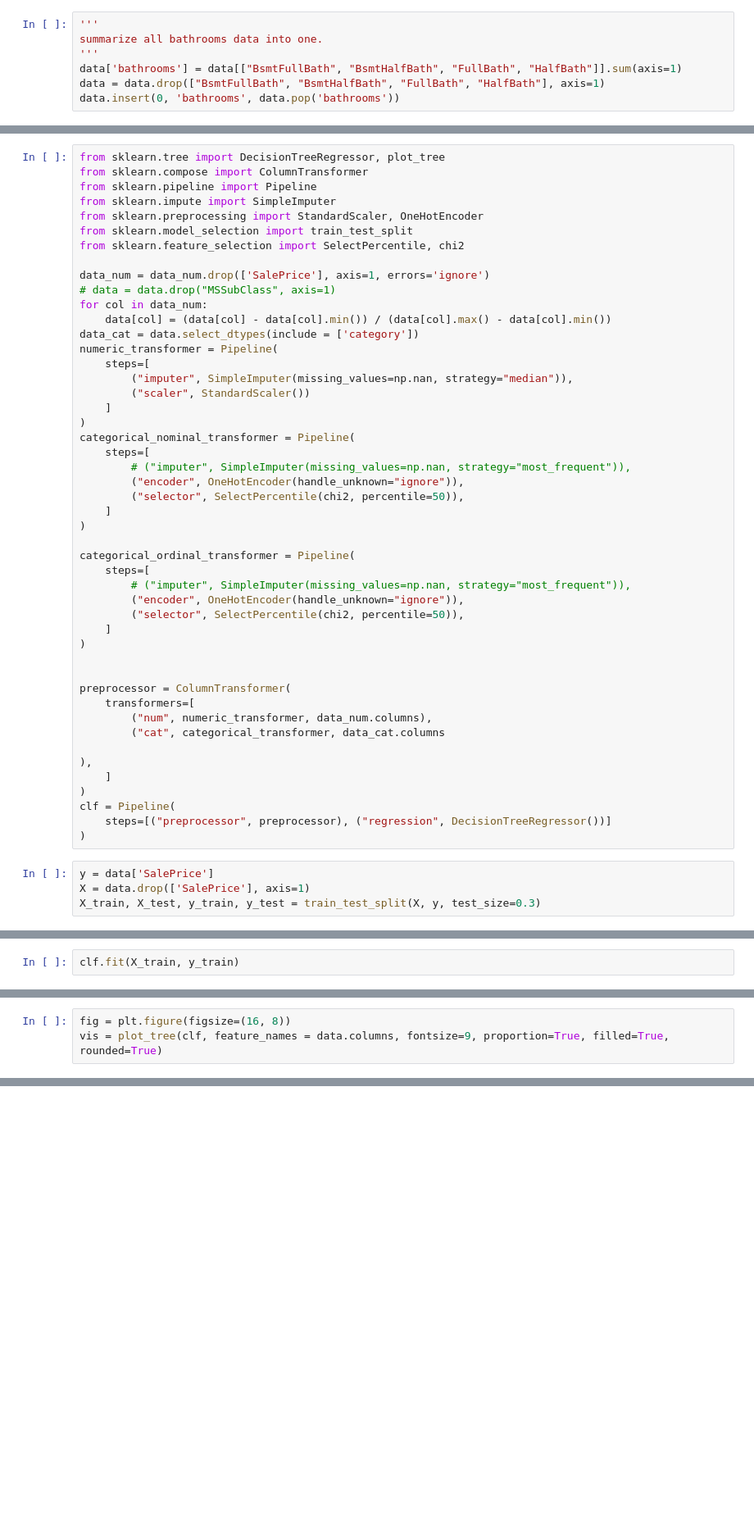
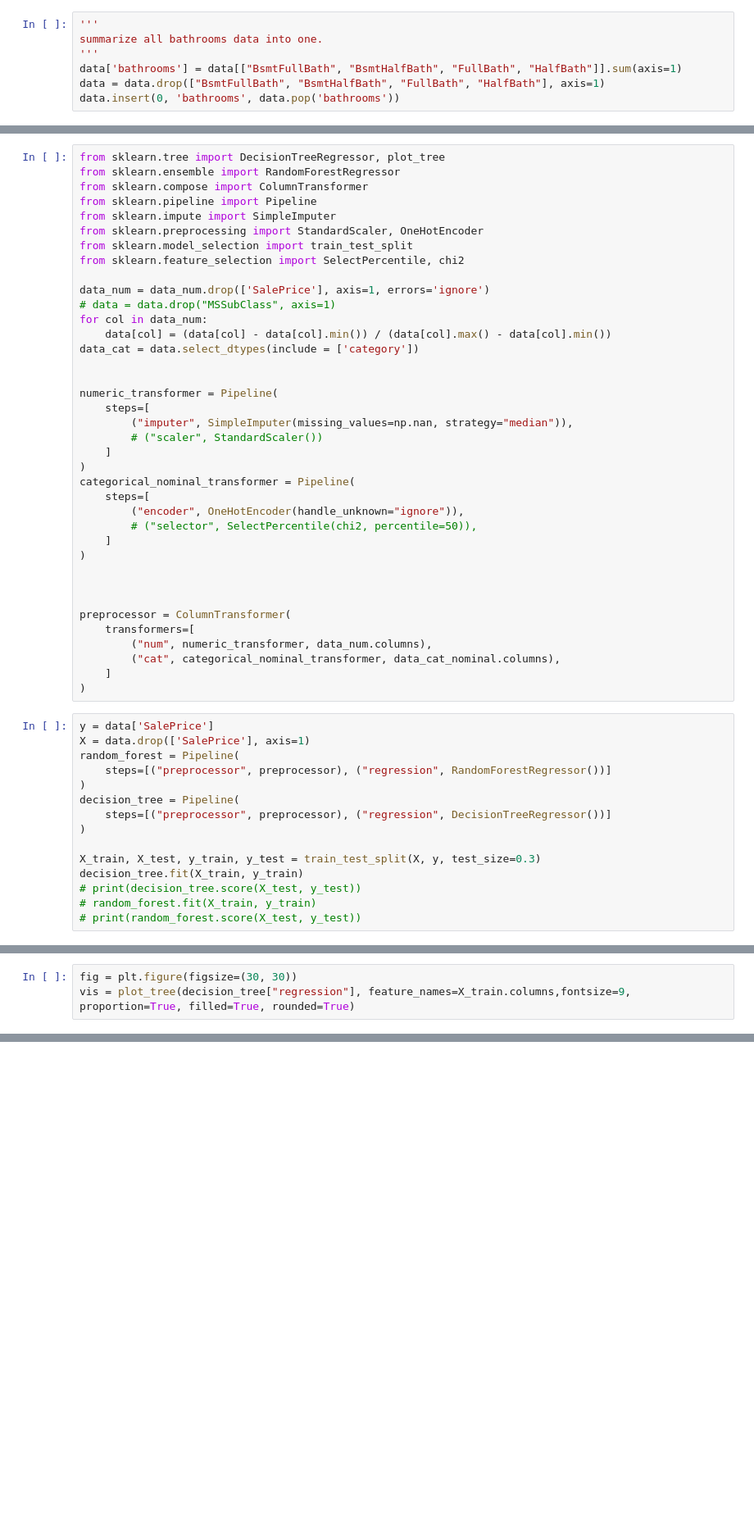
Before and after one commit to ngqhung0912/Research-Database-IR, a Jupyter notebook: data-exploration.ipynb, the cells around one changed output, grey strips where cells are left out. Shown at 82% size. Saved outputs shown, nothing was run; the diff lists cells and outputs as text; blank space fills up the shorter version.

```diff
--- a/data-exploration.ipynb
+++ b/data-exploration.ipynb
@@ -188,5 +148,6 @@ sns.heatmap(corr[(corr >= 0.5) | (corr <= -2)],
 # %%
 from sklearn.tree import DecisionTreeRegressor, plot_tree
+from sklearn.ensemble import RandomForestRegressor
 from sklearn.compose import ColumnTransformer
 from sklearn.pipeline import Pipeline
 from sklearn.impute import SimpleImputer
@@ -199,41 +160,41 @@ data_num = data_num.drop(['SalePrice'], axis=1, errors='ignore')
 for col in data_num:
     data[col] = (data[col] - data[col].min()) / (data[col].max() - data[col].min())
 data_cat = data.select_dtypes(include = ['category'])
+
+
 numeric_transformer = Pipeline(
     steps=[
         ("imputer", SimpleImputer(missing_values=np.nan, strategy="median")),
-        ("scaler", StandardScaler())
+        # ("scaler", StandardScaler())
     ]
 )
 categorical_nominal_transformer = Pipeline(
     steps=[
-        # ("imputer", SimpleImputer(missing_values=np.nan, strategy="most_frequent")),
         ("encoder", OneHotEncoder(handle_unknown="ignore")),
-        ("selector", SelectPercentile(chi2, percentile=50)),
+        # ("selector", SelectPercentile(chi2, percentile=50)),
     ]
 )
 
-categorical_ordinal_transformer = Pipeline(
-    steps=[
-        # ("imputer", SimpleImputer(missing_values=np.nan, strategy="most_frequent")),
-        ("encoder", OneHotEncoder(handle_unknown="ignore")),
-        ("selector", SelectPercentile(chi2, percentile=50)),
-    ]
-)
 
 
 preprocessor = ColumnTransformer(
     transformers=[
         ("num", numeric_transformer, data_num.columns),
-        ("cat", categorical_transformer, data_cat.columns
-
-),
+        ("cat", categorical_nominal_transformer, data_cat_nominal.columns),
     ]
 )
-clf = Pipeline(
-    steps=[("preprocessor", preprocessor), ("regression", DecisionTreeRegressor())]
-)
 # %%
 y = data['SalePrice']
 X = data.drop(['SalePrice'], axis=1)
+random_forest = Pipeline(
+    steps=[("preprocessor", preprocessor), ("regression", RandomForestRegressor())]
+)
+decision_tree = Pipeline(
+    steps=[("preprocessor", preprocessor), ("regression", DecisionTreeRegressor())]
+)
+
 X_train, X_test, y_train, y_test = train_test_split(X, y, test_size=0.3)
+decision_tree.fit(X_train, y_train)
+# print(decision_tree.score(X_test, y_test))
+# random_forest.fit(X_train, y_train)
+# print(random_forest.score(X_test, y_test))
@@ -240,2 +216,0 @@ X_train, X_test, y_train, y_test = train_test_split(X, y, test_size=0.3)
-# %%
-clf.fit(X_train, y_train)
@@ -244,3 +217,4 @@ clf.score(X_test, y_test)
 # %%
-fig = plt.figure(figsize=(16, 8))
-vis = plot_tree(clf, feature_names = data.columns, fontsize=9, proportion=True, filled=True, rounded=True)
+fig = plt.figure(figsize=(30, 30))
+vis = plot_tree(decision_tree["regression"], feature_names=X_train.columns,fontsize=9, proportion=True, filled=True, rounded=True)
+# %% [output]
@@ -246,0 +222 @@ vis = plot_tree(clf, feature_names = data.columns, fontsize=9, proportion=True,
+[figure, added]
```
Also changed, not shown: parts of 21 cells of this notebook.
